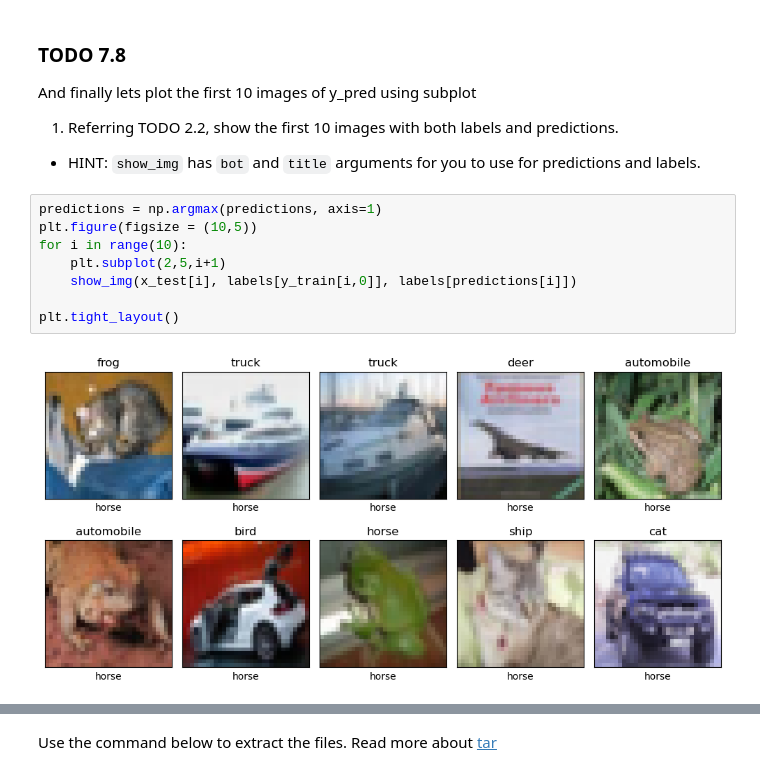
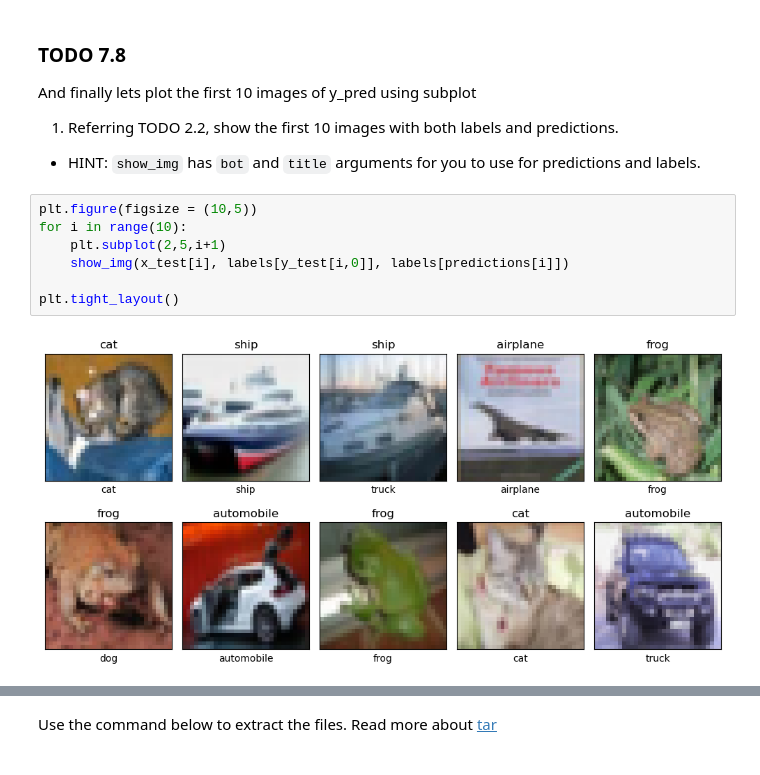
Before and after one commit to Abeoseh/deep_learning, a Jupyter notebook: labs/lab4/Lab4_CNN_SV.ipynb, the cells around one changed output, grey strips where cells are left out. Drawn from its saved outputs; the diff is of its cells as text.

```diff
--- a/labs/lab4/Lab4_CNN_SV.ipynb
+++ b/labs/lab4/Lab4_CNN_SV.ipynb
@@ -637,15 +635,14 @@ And finally lets plot the first 10 images of y_pred using subplot
 1. Referring TODO 2.2, show the first 10 images with both labels and predictions.
   * HINT: `show_img` has `bot` and `title` arguments for you to use for predictions and labels.
 # %%
-predictions = np.argmax(predictions, axis=1)
 plt.figure(figsize = (10,5))
 for i in range(10):
     plt.subplot(2,5,i+1)
-    show_img(x_test[i], labels[y_train[i,0]], labels[predictions[i]])
+    show_img(x_test[i], labels[y_test[i,0]], labels[predictions[i]])
 
 plt.tight_layout()
 # %% [output]
-[figure, old version]
+[figure, new version]
 # %% [markdown]
 ### Additional Practice on Imagenet Data
 
```
Also changed, not shown: parts of 24 cells of this notebook, 1 other file.
